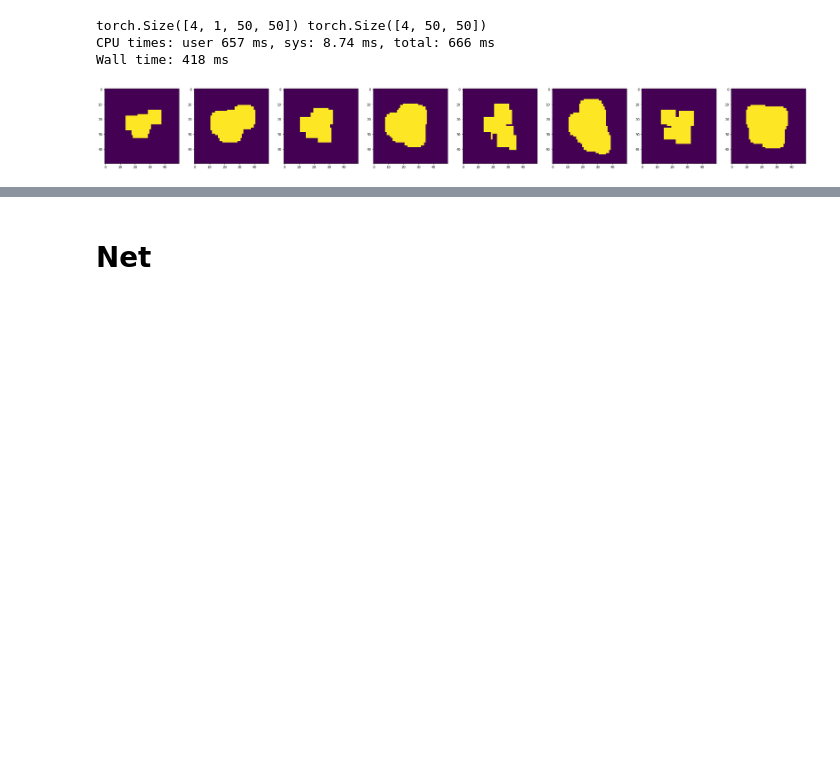
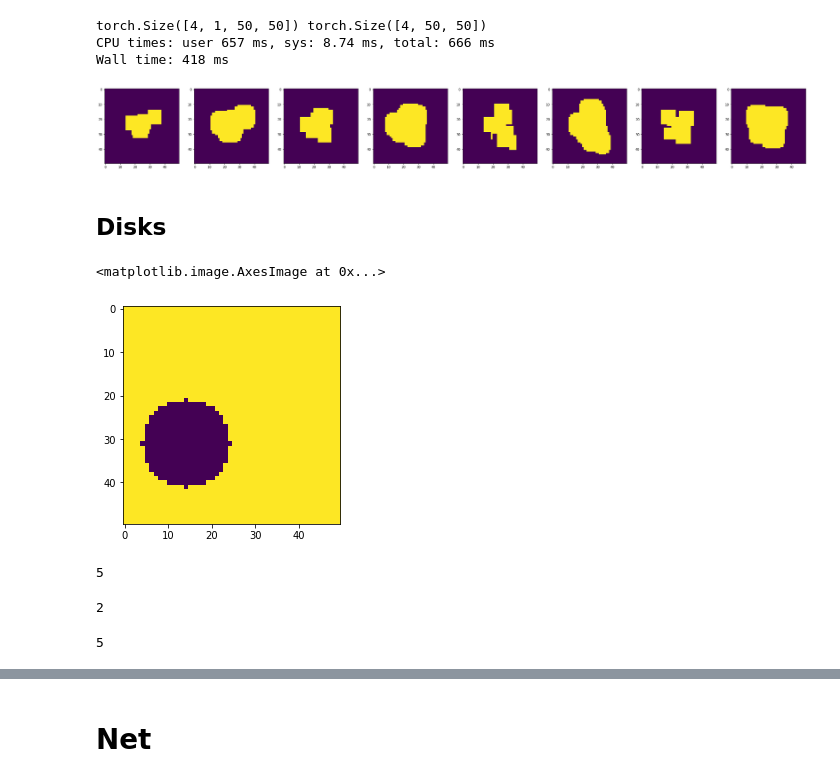
Before and after one commit to TheodoreAouad/3d_segm, a Jupyter notebook: Notebooks/DeepMorpho.ipynb, the cells around one changed output, grey strips where cells are left out. Saved outputs shown, nothing was run; the diff lists cells and outputs as text; code cells hidden in the pictures; blank space fills up the shorter version.

Commit message:
new data, opening working for disk

```diff
--- a/Notebooks/DeepMorpho.ipynb
+++ b/Notebooks/DeepMorpho.ipynb
@@ -127,3 +131,22 @@ torch.Size([4, 1, 50, 50]) torch.Size([4, 50, 50])
 CPU times: user 657 ms, sys: 8.74 ms, total: 666 ms
 Wall time: 418 ms
 [figure]
+# %% [markdown]
+## Disks
+# %%
+ar = np.zeros((50, 50))
+radius = 10
+center = (14, 31)
+
+XX, YY = np.meshgrid(np.arangee(ar.shape[0]), np.arange(ar.shape[1]))
+# %%
+idxes = np.sqrt((XX - center[0])**2 + (YY - center[1])**2) - radius
+# %%
+plt.imshow(idxes > 0)
+# %% [output]
+<matplotlib.image.AxesImage at 0x...>
+[figure, added]
+# %%
+min(center_x - min_x, max_x - center_x, max_shape[0] // 2)
+# %% [output]
+5
@@ -129,0 +163,8 @@ Wall time: 418 ms
+# %%
+min(center_x - min_x, max_x - center_x, max_shape[0] // 2)
+# %% [output]
+2
+# %%
+max_shape[0]//2
+# %% [output]
+5
```
Also changed, not shown: parts of 23 cells of this notebook, 8 other files.
